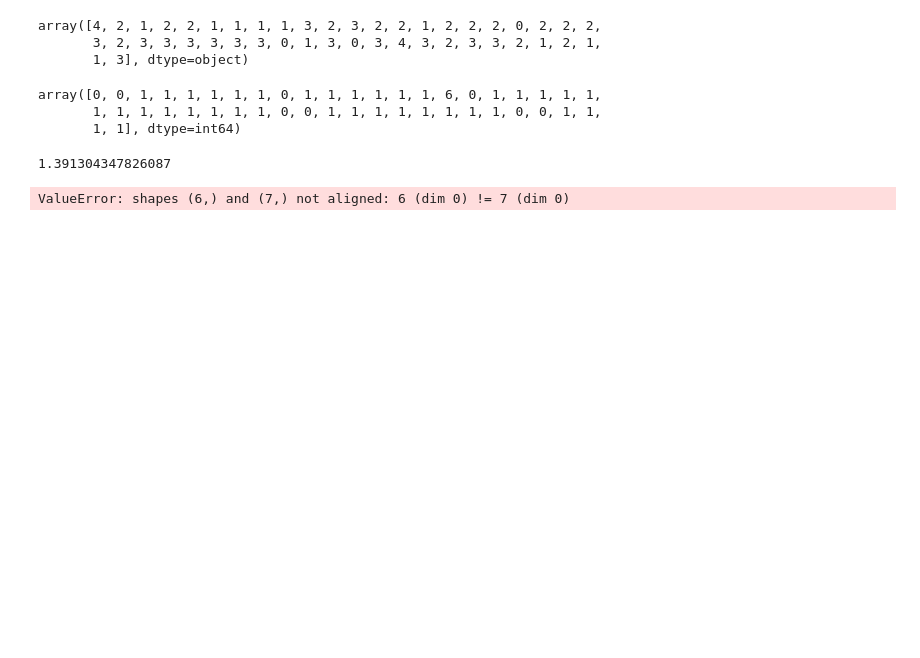
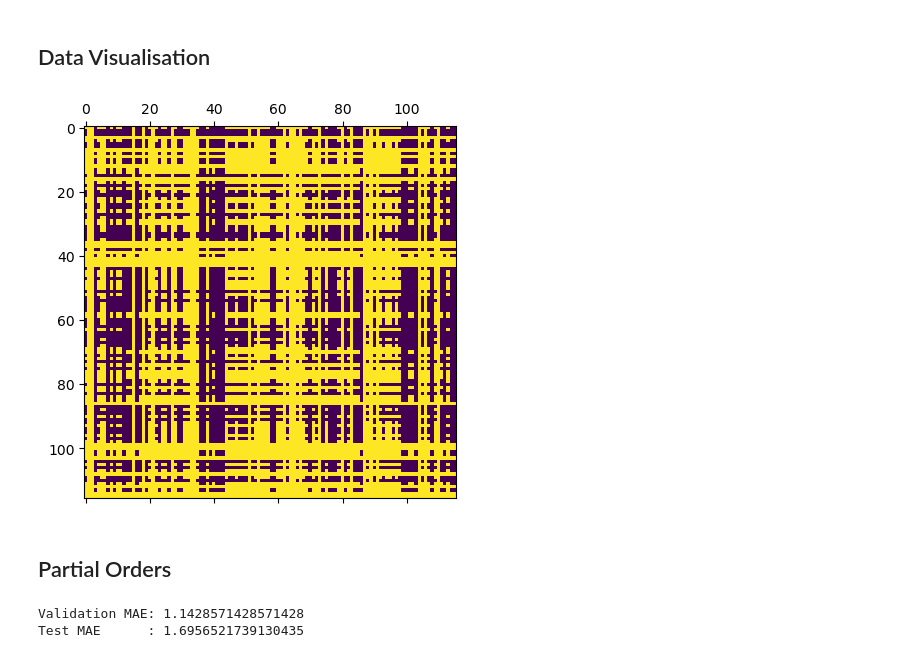
Before and after one commit to papayiv/Papay-BS-Thesis, a Jupyter notebook: code/experiments/mixtures.ipynb, the cells around one changed output. Drawn from its saved outputs; the diff is of its cells as text; code cells hidden in the pictures; blank space fills up the shorter version.

```diff
--- a/code/experiments/mixtures.ipynb
+++ b/code/experiments/mixtures.ipynb
@@ -1,3 +1,5 @@
+# %% [markdown]
+## Data Visualisation
 # %%
 import numpy as np
 import pandas as pd
@@ -5,16 +7,16 @@ import matplotlib.pyplot as plt
 import statsmodels.api as sm
 # %%
 def get_data():
-    df = pd.read_excel('full_index(1).xls').reset_index(drop=True)
+    df = pd.read_excel('Football_Players.xls').reset_index(drop=True)
     df = df.set_index('Year').T
 
-    target_col = ['RDBRFCategoryID']
+    target_col = ['World rating']
     cols = []
     for i in range(2, len(df.columns) - 1):
         ij = df.columns[i]
         if (str(ij) == 'nan'):
             continue
-        if df[ij][2004] != None:
+        if df[ij][2016] != None:
             cols.append(df.columns[i])
     X, y = df[cols].values, df[target_col].values
     return X, y.flatten()
@@ -21,3 +31,18 @@ def get_data():
+# %%
+image = np.zeros((len(y), len(y)))
+for i in range(len(y)):
+    for j in range(len(y)):
+        if (y[i] >= y[j]):
+            image[i, j] = 1
+        else:
+            image[i, j] = 0
+plt.matshow(image)
+
+plt.show()
+# %% [output]
+[figure, added]
+# %% [markdown]
+## Partial Orders
 # %%
 def glm_fit(X, target):
     model = sm.GLM(target, X, family=sm.families.Binomial())
@@ -106,43 +132,14 @@ y_learn = y[:70]
 X_test = X[70:]
 y_test = y[70:]
 
-w0, w = learnPartialOrders(X_learn, y_learn)
+w0, w, res = learnPartialOrders(X_learn, y_learn)
+mae_val = np.mean(np.abs(y_learn - res))
 
 res = testPartialOrders(X_learn, y_learn, X_test, w0, w)
+mae_test = np.mean(np.abs(y_test - res))
 
-MAE = np.mean(np.abs(y_test - res))
+print('Validation MAE:', mae_val)
+print('Test MAE      :', mae_test)
+# %% [output]
+Validation MAE: 1.1428571428571428
+Test MAE      : 1.6956521739130435
-# %%
-y_test
-# %% [output]
-array([4, 2, 1, 2, 2, 1, 1, 1, 1, 3, 2, 3, 2, 2, 1, 2, 2, 2, 0, 2, 2, 2,
-       3, 2, 3, 3, 3, 3, 3, 3, 0, 1, 3, 0, 3, 4, 3, 2, 3, 3, 2, 1, 2, 1,
-       1, 3], dtype=object)
-# %%
-res
-# %% [output]
-array([0, 0, 1, 1, 1, 1, 1, 1, 0, 1, 1, 1, 1, 1, 1, 6, 0, 1, 1, 1, 1, 1,
-       1, 1, 1, 1, 1, 1, 1, 1, 0, 0, 1, 1, 1, 1, 1, 1, 1, 1, 0, 0, 1, 1,
-       1, 1], dtype=int64)
-# %%
-MAE
-# %% [output]
-1.391304347826087
-# %%
-X, y = get_data()
-yLoo_est = np.zeros(len(y))
-
-for i in range(X.shape[0]):
-    X_learn = np.vstack((X[:i], X[i + 1:]))
-    y_learn = np.array(list(y[:i]) +  list(y[i+1:]))
-    #y_learn = np.vstack((y[:i], y[i + 1:]))
-    X_test = X[i, :]
-    y_test = y[i]
-
-    w0, w = learnPartialOrders(X_learn, y_learn)
-    #print(testPartialOrders(X_learn, y_learn, X_test, w0, w))
-    yLoo_est[i] = np.mean(testPartialOrders(X_learn, y_learn, X_test, w0, w))
-
-MAE = np.mean(np.abs(y - yLoo_est))
-    #X_learn = X[1:i - 1, i + 1 : X.shape[0]
-# %% [output]
-ValueError: shapes (6,) and (7,) not aligned: 6 (dim 0) != 7 (dim 0)
```
Also changed, not shown: parts of 35 cells of this notebook.
